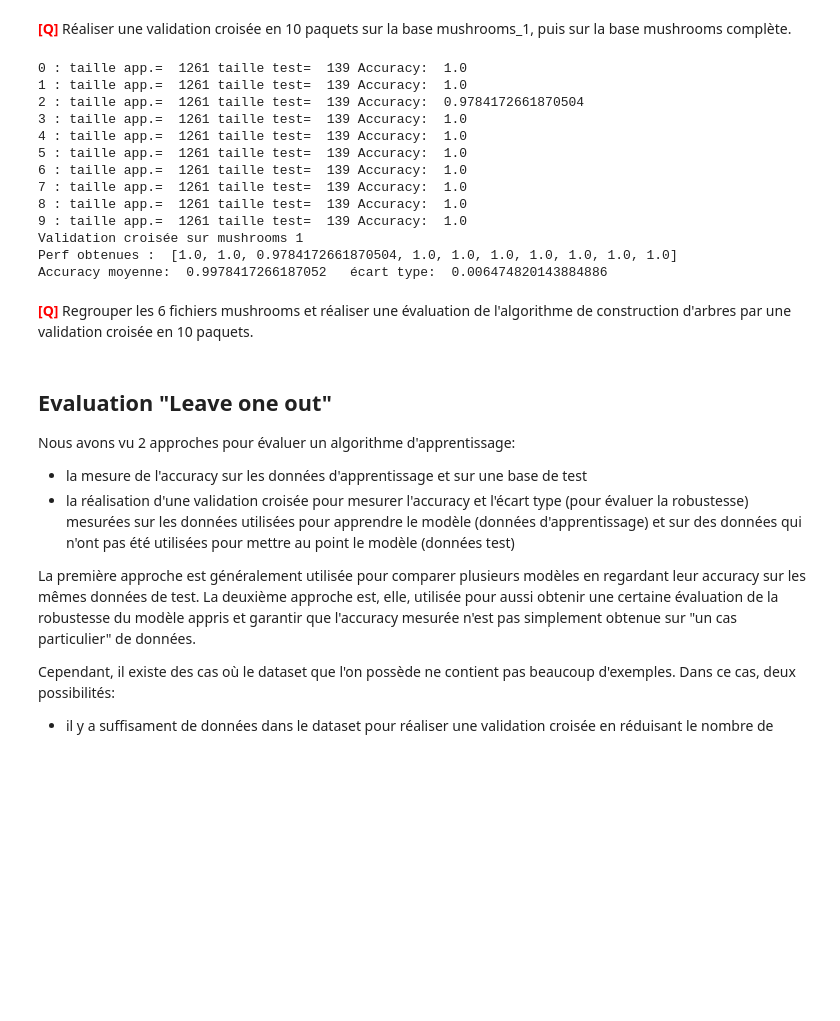
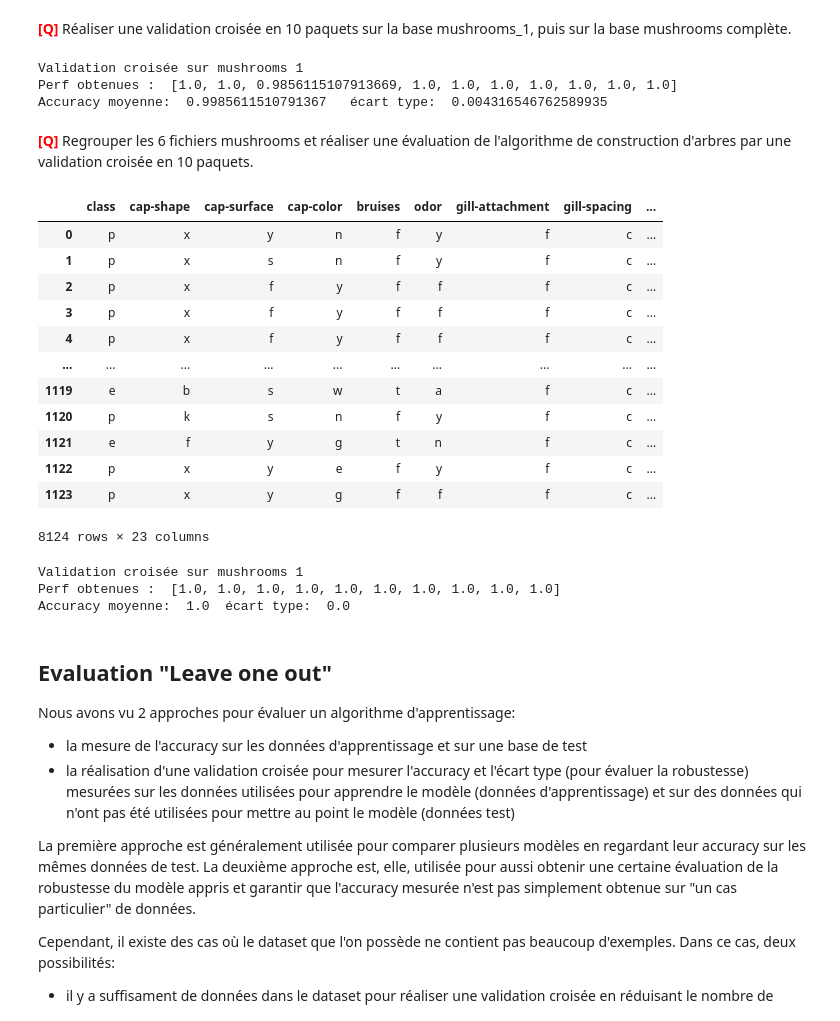
Before and after one commit to iLykTurtlz/MLAlgorithms3, a Jupyter notebook: tme-06/tme-06.ipynb, the cells around one changed output. Saved outputs shown, nothing was run; the diff lists cells and outputs as text; code cells hidden in the pictures; blank space fills up the shorter version.

```diff
--- a/tme-06/tme-06.ipynb
+++ b/tme-06/tme-06.ipynb
@@ -781,7 +786,7 @@ mushrooms_1_label = np.array(mushrooms_1_df['class'])
 
 ###################### A COMPLETER
 
-
+arbre = ClassifierArbreDecision(len(mushrooms_1_noms), 0.0, mushrooms_1_noms)
 #################################
 
 
@@ -793,21 +798,57 @@ print("Validation croisée sur mushrooms 1")
 print("Perf obtenues : ",res_all)
 print("Accuracy moyenne: ",res_moy,"\técart type: ", res_sd)
 # %% [output]
-0 : taille app.=  1261 taille test=  139 Accuracy:  1.0
-1 : taille app.=  1261 taille test=  139 Accuracy:  1.0
-2 : taille app.=  1261 taille test=  139 Accuracy:  0.9784172661870504
-3 : taille app.=  1261 taille test=  139 Accuracy:  1.0
-4 : taille app.=  1261 taille test=  139 Accuracy:  1.0
-5 : taille app.=  1261 taille test=  139 Accuracy:  1.0
-6 : taille app.=  1261 taille test=  139 Accuracy:  1.0
-7 : taille app.=  1261 taille test=  139 Accuracy:  1.0
-8 : taille app.=  1261 taille test=  139 Accuracy:  1.0
-9 : taille app.=  1261 taille test=  139 Accuracy:  1.0
 Validation croisée sur mushrooms 1
-Perf obtenues :  [1.0, 1.0, 0.9784172661870504, 1.0, 1.0, 1.0, 1.0, 1.0, 1.0, 1.0]
-Accuracy moyenne:  0.9978417266187052   écart type:  0.006474820143884886
+Perf obtenues :  [1.0, 1.0, 0.9856115107913669, 1.0, 1.0, 1.0, 1.0, 1.0, 1.0, 1.0]
+Accuracy moyenne:  0.9985611510791367   écart type:  0.004316546762589935
 # %% [markdown]
 <font color="RED" size="+1">**[Q]**</font> Regrouper les 6 fichiers mushrooms et réaliser une évaluation de l'algorithme de construction d'arbres par une validation croisée en 10 paquets.
+# %%
+all_shrooms = pd.concat(mushroom_dfs)
+all_shrooms = pd.concat([all_shrooms, mushrooms_df])
+all_shrooms
+# %% [output]
+|  | class | cap-shape | cap-surface | cap-color | bruises | odor | gill-attachment | gill-spacing | ... |
+| 0 | p | x | y | n | f | y | f | c | ... |
+| 1 | p | x | s | n | f | y | f | c | ... |
+| 2 | p | x | f | y | f | f | f | c | ... |
+| 3 | p | x | f | y | f | f | f | c | ... |
+| 4 | p | x | f | y | f | f | f | c | ... |
+| ... | ... | ... | ... | ... | ... | ... | ... | ... | ... |
+| 1119 | e | b | s | w | t | a | f | c | ... |
+| 1120 | p | k | s | n | f | y | f | c | ... |
+| 1121 | e | f | y | g | t | n | f | c | ... |
+| 1122 | p | x | y | e | f | y | f | c | ... |
+| 1123 | p | x | y | g | f | f | f | c | ... |
+8124 rows × 23 columns
+# %%
+
+#all_shrooms c'est le df
+
+# Dans ce dataframe, la colonne de classe s'appelle 'class'
+all_shrooms_noms = [nom for nom in all_shrooms.columns if nom != 'class']
+
+# Passer du dataframe à un dataset (2 arrays desc & labels):
+all_shrooms_desc = np.array(all_shrooms[all_shrooms_noms])
+all_shrooms_label = np.array(all_shrooms['class'])
+
+###################### A COMPLETER
+
+arbre = ClassifierArbreDecision(len(all_shrooms_noms), 0.0, all_shrooms_noms)
+#################################
+
+
+# Remarque: j'ai mis des affichage dans la fonction validation croisée afin de montrer
+# ce qui se passe:
+(res_all, res_moy, res_sd) = validation_croisee(arbre, (all_shrooms_desc, all_shrooms_label), 10)
+
+print("Validation croisée sur mushrooms 1")
+print("Perf obtenues : ",res_all)
+print("Accuracy moyenne: ",res_moy,"\técart type: ", res_sd)
+# %% [output]
+Validation croisée sur mushrooms 1
+Perf obtenues :  [1.0, 1.0, 1.0, 1.0, 1.0, 1.0, 1.0, 1.0, 1.0, 1.0]
+Accuracy moyenne:  1.0  écart type:  0.0
 # %% [markdown]
 ## Evaluation "Leave one out"
 
```
Also changed, not shown: parts of 15 cells of this notebook.
